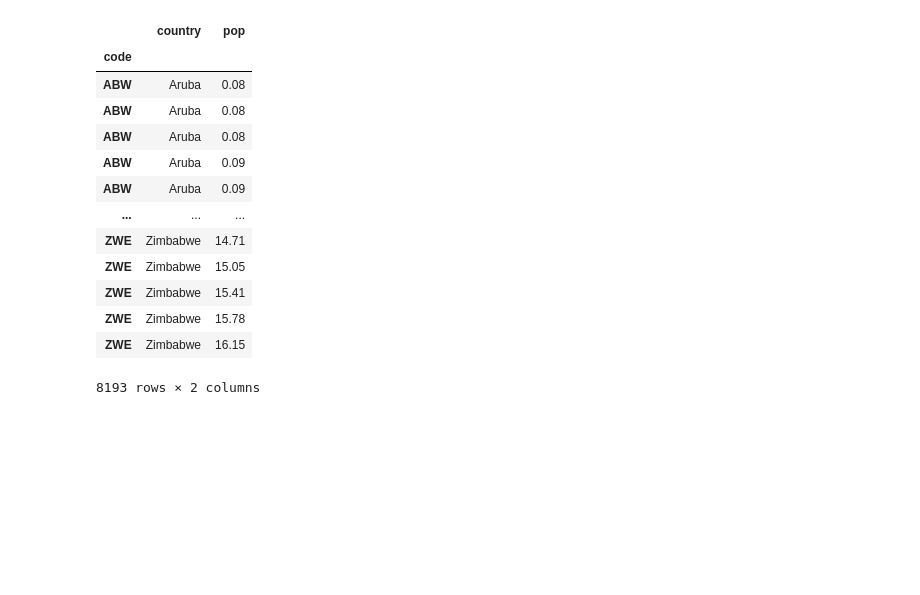
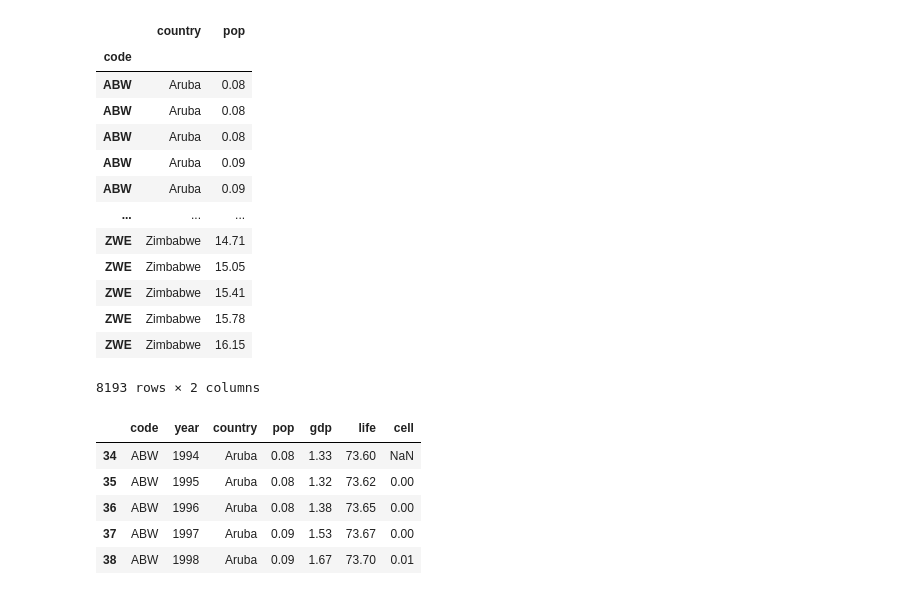
Before and after one commit to ernbilen/Data200_Fall23, a Jupyter notebook: notes/in-class/sep19.ipynb, the cells around one changed output. Saved outputs shown, nothing was run; the diff lists cells and outputs as text; code cells hidden in the pictures; blank space fills up the shorter version.

```diff
--- a/notes/in-class/sep19.ipynb
+++ b/notes/in-class/sep19.ipynb
@@ -401,3 +402,12 @@ df.loc[df.gdp<200,['country','pop']]
 | ZWE | Zimbabwe | 15.78 |
 | ZWE | Zimbabwe | 16.15 |
 8193 rows × 2 columns
+# %%
+df.head()
+# %% [output]
+|  | code | year | country | pop | gdp | life | cell |
+| 34 | ABW | 1994 | Aruba | 0.08 | 1.33 | 73.60 | NaN |
+| 35 | ABW | 1995 | Aruba | 0.08 | 1.32 | 73.62 | 0.00 |
+| 36 | ABW | 1996 | Aruba | 0.08 | 1.38 | 73.65 | 0.00 |
+| 37 | ABW | 1997 | Aruba | 0.09 | 1.53 | 73.67 | 0.00 |
+| 38 | ABW | 1998 | Aruba | 0.09 | 1.67 | 73.70 | 0.01 |
```
Also changed, not shown: parts of 12 cells of this notebook.
